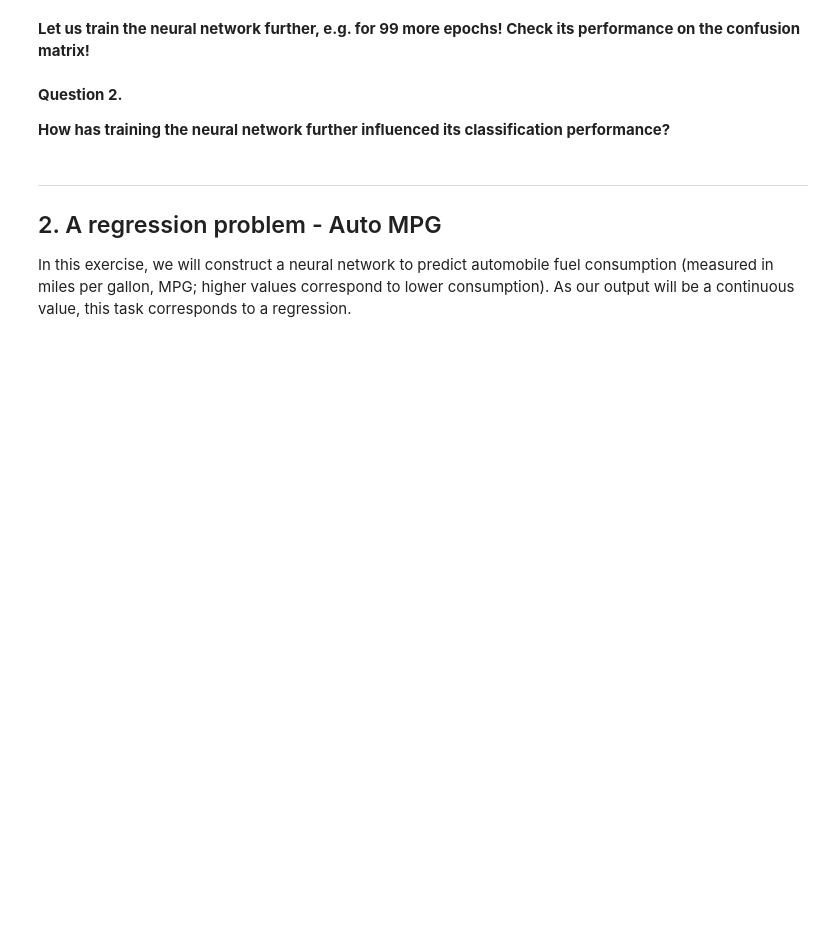
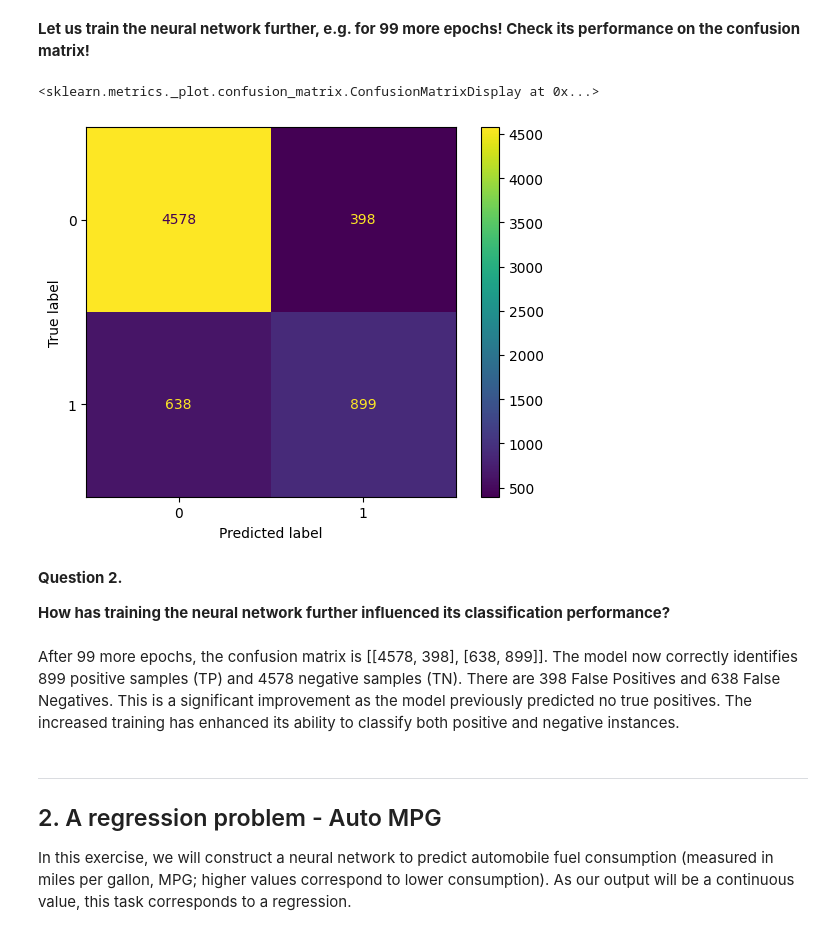
Before and after one commit to Agoston03/Machine-Learning-VIMIMA05, a Jupyter notebook: ML2026_MLP_student.ipynb, the cells around one changed output. Drawn from its saved outputs; the diff is of its cells as text; code cells hidden in the pictures; blank space fills up the shorter version.

```diff
--- a/ML2026_MLP_student.ipynb
+++ b/ML2026_MLP_student.ipynb
@@ -210,15 +275,20 @@ ConfusionMatrixDisplay(conf_matrix).plot()
 **Let us train the neural network further, e.g. for 99 more epochs! Check its performance on the confusion matrix!**
 # %%
 # TODO: train the neural network for 99 epochs, and check the results again!
-net.fit(...)
+net.fit(X_train, y_train, optimizer, n_epochs=99)
 
 y_pred = net.predict(torch.tensor(X_test).float())>0.5
 conf_matrix = confusion_matrix(y_test, y_pred)
 ConfusionMatrixDisplay(conf_matrix).plot()
+# %% [output]
+<sklearn.metrics._plot.confusion_matrix.ConfusionMatrixDisplay at 0x...>
+[figure, added]
 # %% [markdown]
 **Question 2.**
 
 **How has training the neural network further influenced its classification performance?**
+# %% [markdown]
+After 99 more epochs, the confusion matrix is [[4578, 398], [638, 899]]. The model now correctly identifies 899 positive samples (TP) and 4578 negative samples (TN). There are 398 False Positives and 638 False Negatives. This is a significant improvement as the model previously predicted no true positives. The increased training has enhanced its ability to classify both positive and negative instances.
 # %% [markdown]
 ---
 
```
Also changed, not shown: parts of 27 cells of this notebook.
